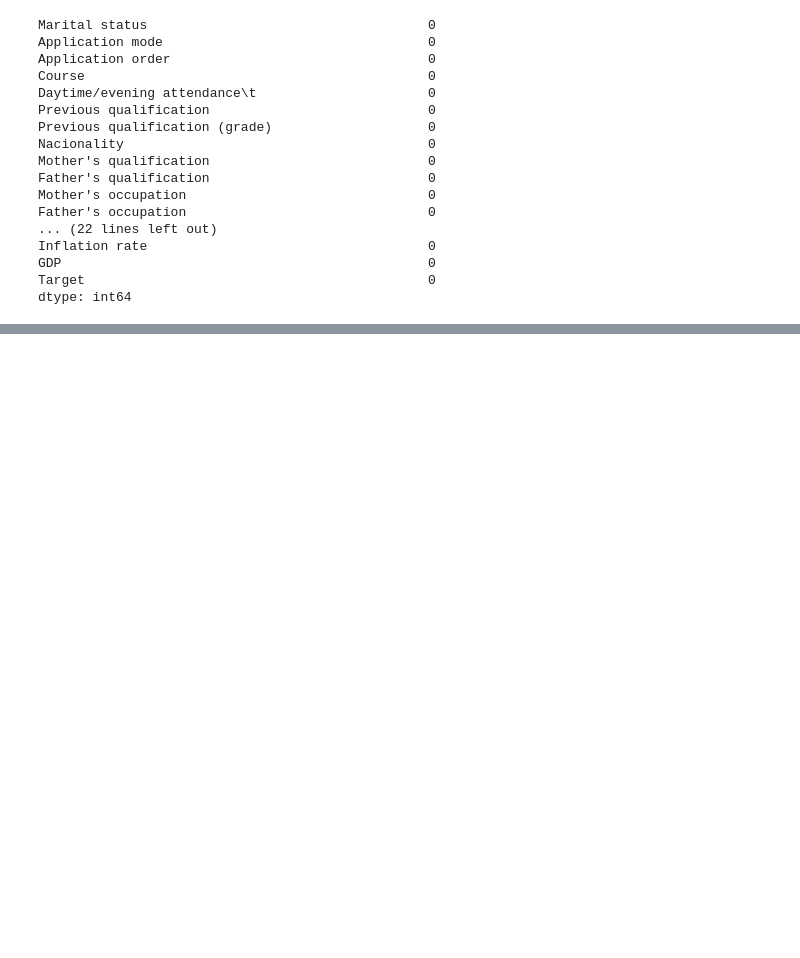
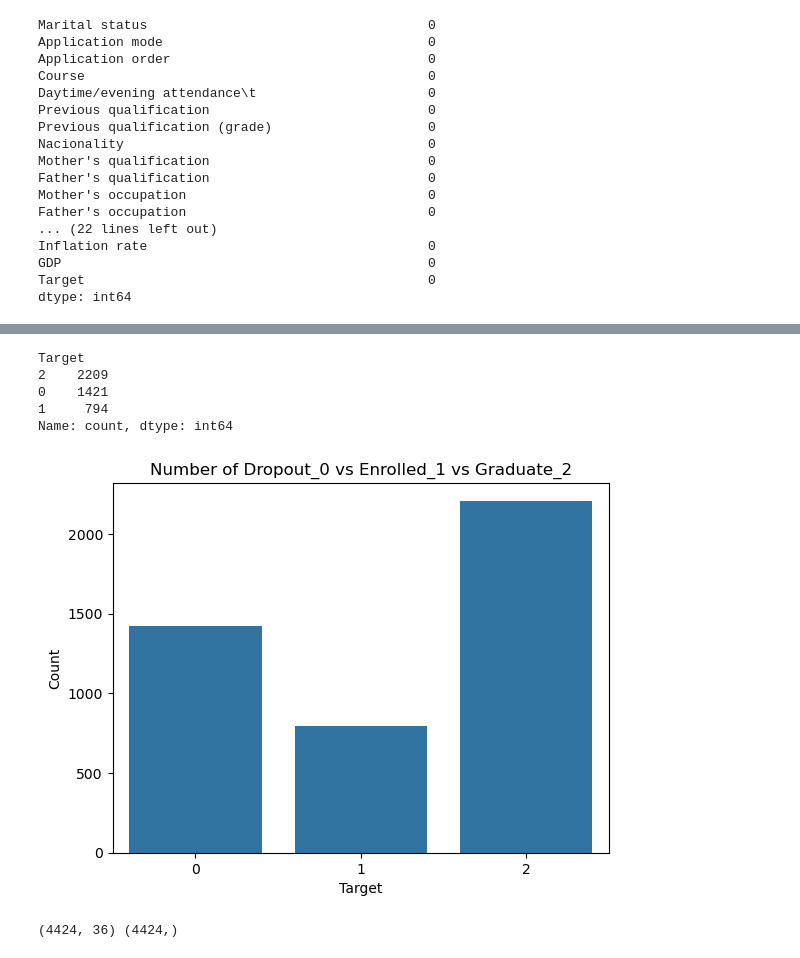
Before and after one commit to CCTsba25327/ml-ca-1-CCTsba25327, a Jupyter notebook: sba25327_CA1_ML.ipynb, the cells around one changed output, grey strips where cells are left out. Saved outputs shown, nothing was run; the diff lists cells and outputs as text; code cells hidden in the pictures; blank space fills up the shorter version.

Commit message:
Preprocess data and scale features

```diff
--- a/sba25327_CA1_ML.ipynb
+++ b/sba25327_CA1_ML.ipynb
@@ -76,3 +76,7 @@ Inflation rate                                    0
 GDP                                               0
 Target                                            0
 dtype: int64
+# %%
+# Transform categorical target variable into numeric format
+df['Target'] = df['Target'].map({'Dropout': 0, 'Enrolled': 1, 'Graduate': 2})
+df.head(10)
@@ -78,0 +96,25 @@ dtype: int64
+# %%
+class_counts = df['Target'].value_counts()
+print(class_counts)
+# %% [output]
+Target
+2    2209
+0    1421
+1     794
+Name: count, dtype: int64
+# %%
+# Visualize Target column
+sns.countplot(x = 'Target', data = df)
+plt.title('Number of Dropout_0 vs Enrolled_1 vs Graduate_2')
+plt.xlabel('Target')
+plt.ylabel('Count')
+plt.show()
+# %% [output]
+[figure, added]
+# %%
+# Define features and target variable
+X_raw = df.drop(columns='Target')
+y = df['Target']
+print(X_raw.shape, y.shape)
+# %% [output]
+(4424, 36) (4424,)
```
Also changed, not shown: parts of 2 cells of this notebook.
